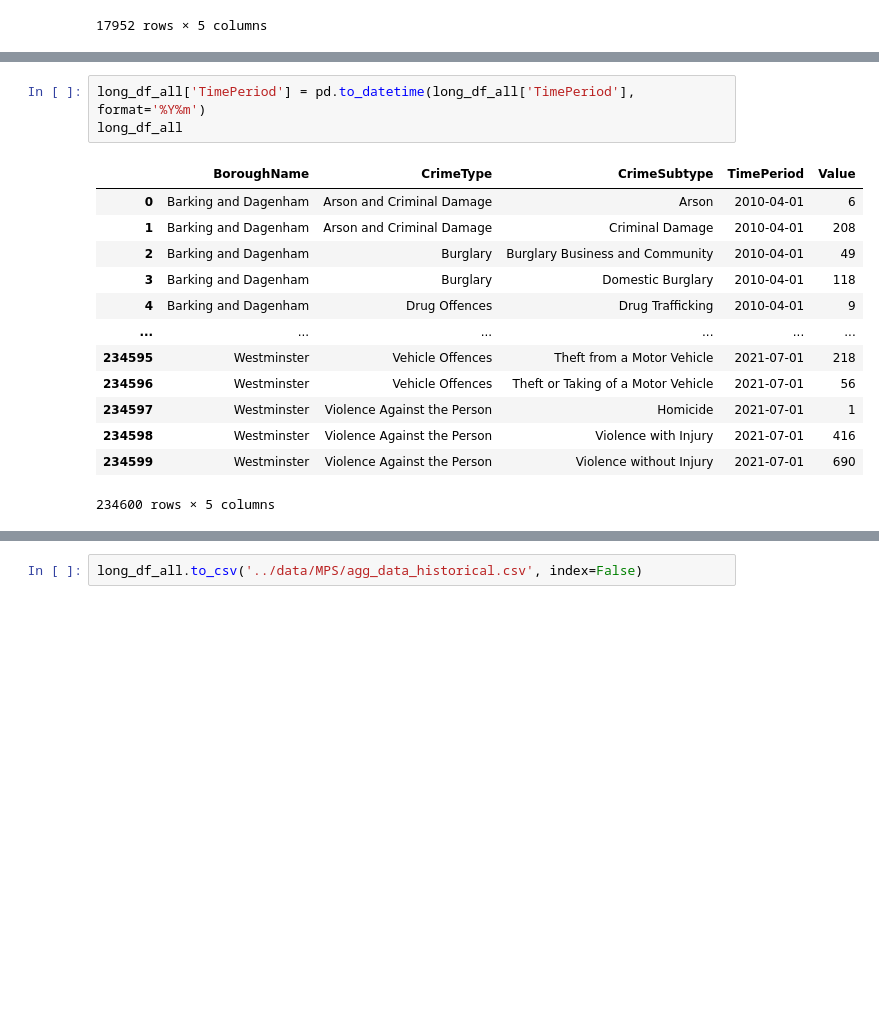
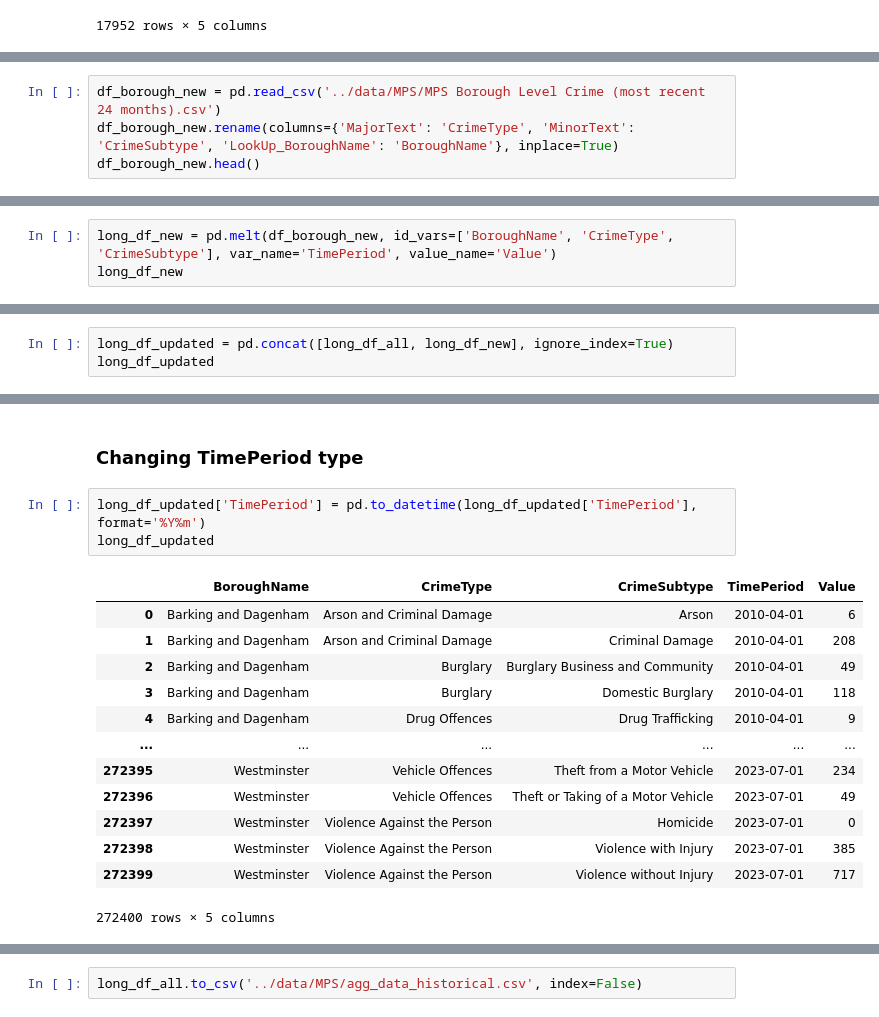
Before and after one commit to mlsystemdesignproject/neighbourhood-safety-prediction, a Jupyter notebook: notebooks/Data_exploration_borough.ipynb, the cells around one changed output, grey strips where cells are left out. Saved outputs shown, nothing was run; the diff lists cells and outputs as text; blank space fills up the shorter version.

```diff
--- a/notebooks/Data_exploration_borough.ipynb
+++ b/notebooks/Data_exploration_borough.ipynb
@@ -238,0 +237,4 @@ sorted_theft_df
+# %%
+df_borough_new = pd.read_csv('../data/MPS/MPS Borough Level Crime (most recent 24 months).csv')
+df_borough_new.rename(columns={'MajorText': 'CrimeType', 'MinorText': 'CrimeSubtype', 'LookUp_BoroughName': 'BoroughName'}, inplace=True)
+df_borough_new.head()
@@ -238,0 +289,3 @@ sorted_theft_df
+# %%
+long_df_new = pd.melt(df_borough_new, id_vars=['BoroughName', 'CrimeType', 'CrimeSubtype'], var_name='TimePeriod', value_name='Value')
+long_df_new
@@ -238,0 +308,3 @@ sorted_theft_df
+# %%
+long_df_updated = pd.concat([long_df_all, long_df_new], ignore_index=True)
+long_df_updated
@@ -239,17 +325,19 @@ sorted_theft_df
+# %% [markdown]
+### Changing TimePeriod type
 # %%
-long_df_all['TimePeriod'] = pd.to_datetime(long_df_all['TimePeriod'], format='%Y%m')
-long_df_all
+long_df_updated['TimePeriod'] = pd.to_datetime(long_df_updated['TimePeriod'], format='%Y%m')
+long_df_updated
 # %% [output]
 |  | BoroughName | CrimeType | CrimeSubtype | TimePeriod | Value |
 | 0 | Barking and Dagenham | Arson and Criminal Damage | Arson | 2010-04-01 | 6 |
 | 1 | Barking and Dagenham | Arson and Criminal Damage | Criminal Damage | 2010-04-01 | 208 |
 | 2 | Barking and Dagenham | Burglary | Burglary Business and Community | 2010-04-01 | 49 |
 | 3 | Barking and Dagenham | Burglary | Domestic Burglary | 2010-04-01 | 118 |
 | 4 | Barking and Dagenham | Drug Offences | Drug Trafficking | 2010-04-01 | 9 |
 | ... | ... | ... | ... | ... | ... |
-| 234595 | Westminster | Vehicle Offences | Theft from a Motor Vehicle | 2021-07-01 | 218 |
-| 234596 | Westminster | Vehicle Offences | Theft or Taking of a Motor Vehicle | 2021-07-01 | 56 |
-| 234597 | Westminster | Violence Against the Person | Homicide | 2021-07-01 | 1 |
-| 234598 | Westminster | Violence Against the Person | Violence with Injury | 2021-07-01 | 416 |
-| 234599 | Westminster | Violence Against the Person | Violence without Injury | 2021-07-01 | 690 |
+| 272395 | Westminster | Vehicle Offences | Theft from a Motor Vehicle | 2023-07-01 | 234 |
+| 272396 | Westminster | Vehicle Offences | Theft or Taking of a Motor Vehicle | 2023-07-01 | 49 |
+| 272397 | Westminster | Violence Against the Person | Homicide | 2023-07-01 | 0 |
+| 272398 | Westminster | Violence Against the Person | Violence with Injury | 2023-07-01 | 385 |
+| 272399 | Westminster | Violence Against the Person | Violence without Injury | 2023-07-01 | 717 |
-234600 rows × 5 columns
+272400 rows × 5 columns
```
Also changed, not shown: parts of 29 cells of this notebook.
